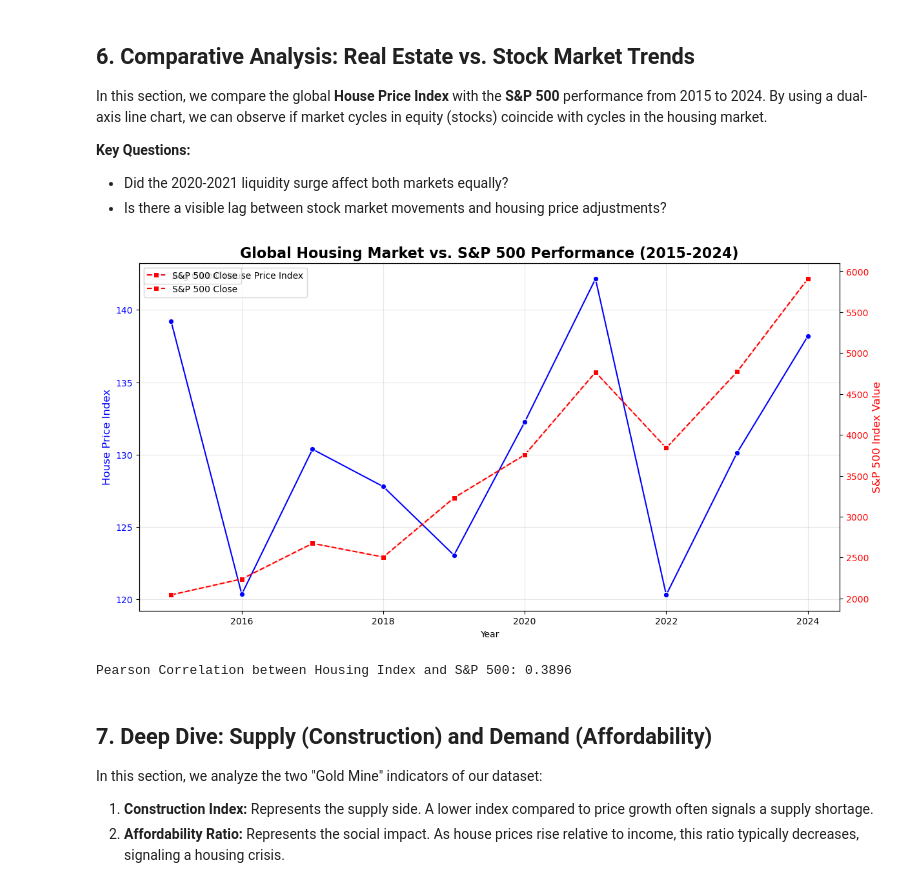
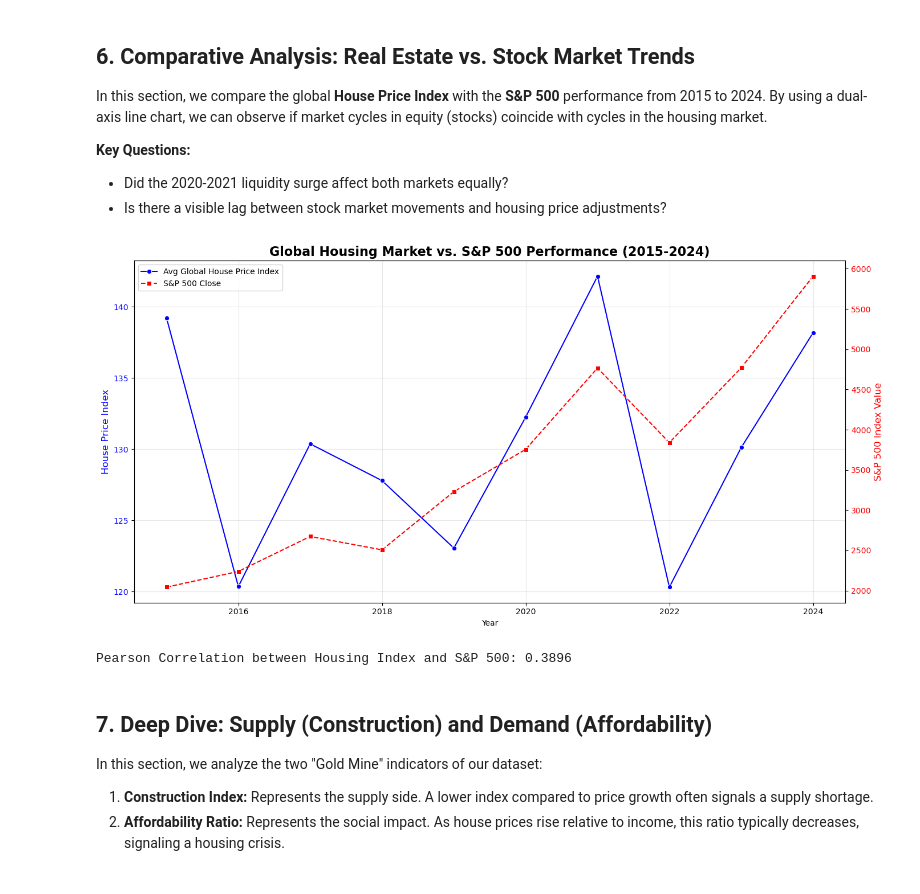
Before and after one commit to DimovDimo/impact-of-economic-indicators-on-properties, a Jupyter notebook: Impact of economic indicators on properties.ipynb, the cells around one changed output. Drawn from its saved outputs; the diff is of its cells as text; code cells hidden in the pictures.

Commit message:
Resolve duplicate legend entries in Housing vs S&P 500 visualization

```diff
--- a/Impact of economic indicators on properties.ipynb
+++ b/Impact of economic indicators on properties.ipynb
@@ -422,39 +422,44 @@ By using a dual-axis line chart, we can observe if market cycles in equity (stoc
 # %%
 # --- Visualization: Housing Index vs. S&P 500 ---
 
-# 1. Prepare data: Calculate the mean global House Price Index per year
+# 1. Prepare data: Calculate the mean global values per year for a clean line plot
 annual_housing_mean = df_combined.groupby('Year')['House Price Index'].mean().reset_index()
+annual_sp500_mean = df_combined.groupby('Year')['SP500_Close'].mean().reset_index()
 
 # 2. Create the plot with two y-axes
 fig, ax1 = plt.subplots(figsize=(14, 7))
 
 # Primary Axis: House Price Index
 sns.lineplot(data=annual_housing_mean, x='Year', y='House Price Index', ax=ax1,
              color='blue', marker='o', label='Avg Global House Price Index')
 ax1.set_ylabel('House Price Index', color='blue', fontsize=12)
 ax1.tick_params(axis='y', labelcolor='blue')
 ax1.grid(True, alpha=0.3)
 
 # Secondary Axis: S&P 500
 ax2 = ax1.twinx()
-sns.lineplot(data=df_combined.sort_values('Year'), x='Year', y='SP500_Close', ax=ax2,
-             color='red', marker='s', linestyle='--', label='S&P 500 Close')
+# We set legend=False here to prevent Seaborn from creating a duplicate entry
+sns.lineplot(data=annual_sp500_mean, x='Year', y='SP500_Close', ax=ax2,
+             color='red', marker='s', linestyle='--', label='S&P 500 Close', legend=False)
 ax2.set_ylabel('S&P 500 Index Value', color='red', fontsize=12)
 ax2.tick_params(axis='y', labelcolor='red')
 
-# Title and Legend
+# Title and Legend - Manually combining to ensure single entries
 plt.title('Global Housing Market vs. S&P 500 Performance (2015-2024)', fontsize=16, fontweight='bold')
+
+# Combine handles from both axes
 lines1, labels1 = ax1.get_legend_handles_labels()
 lines2, labels2 = ax2.get_legend_handles_labels()
 ax1.legend(lines1 + lines2, labels1 + labels2, loc='upper left')
 
+plt.tight_layout()
 plt.show()
 
-# 3. Calculate Correlation between the two
-correlation = annual_housing_mean['House Price Index'].corr(sp500_annual['SP500_Close'])
+# 3. Calculate Correlation
+correlation = annual_housing_mean['House Price Index'].corr(annual_sp500_mean['SP500_Close'])
 print(f"Pearson Correlation between Housing Index and S&P 500: {correlation:.4f}")
 # %% [output]
-[figure, old version]
+[figure, new version]
 Pearson Correlation between Housing Index and S&P 500: 0.3896
 # %% [markdown]
 ## 7. Deep Dive: Supply (Construction) and Demand (Affordability)
```
Also changed, not shown: parts of 8 cells of this notebook.
